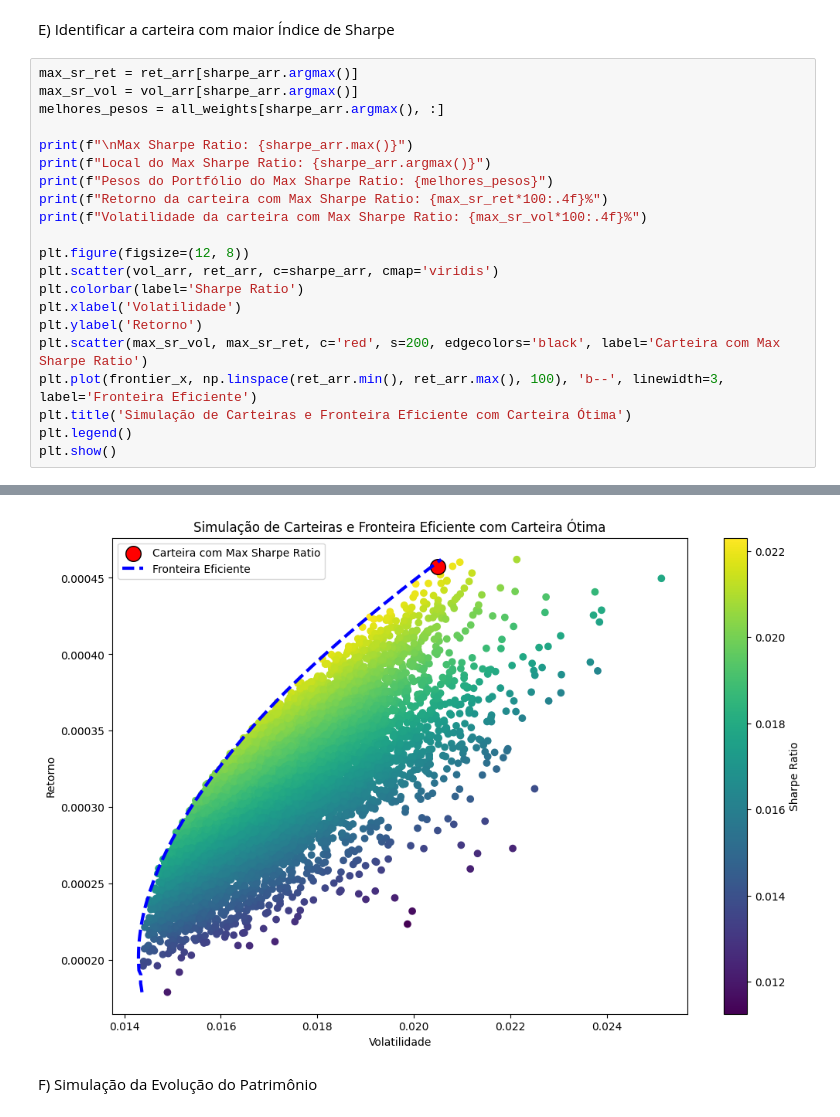
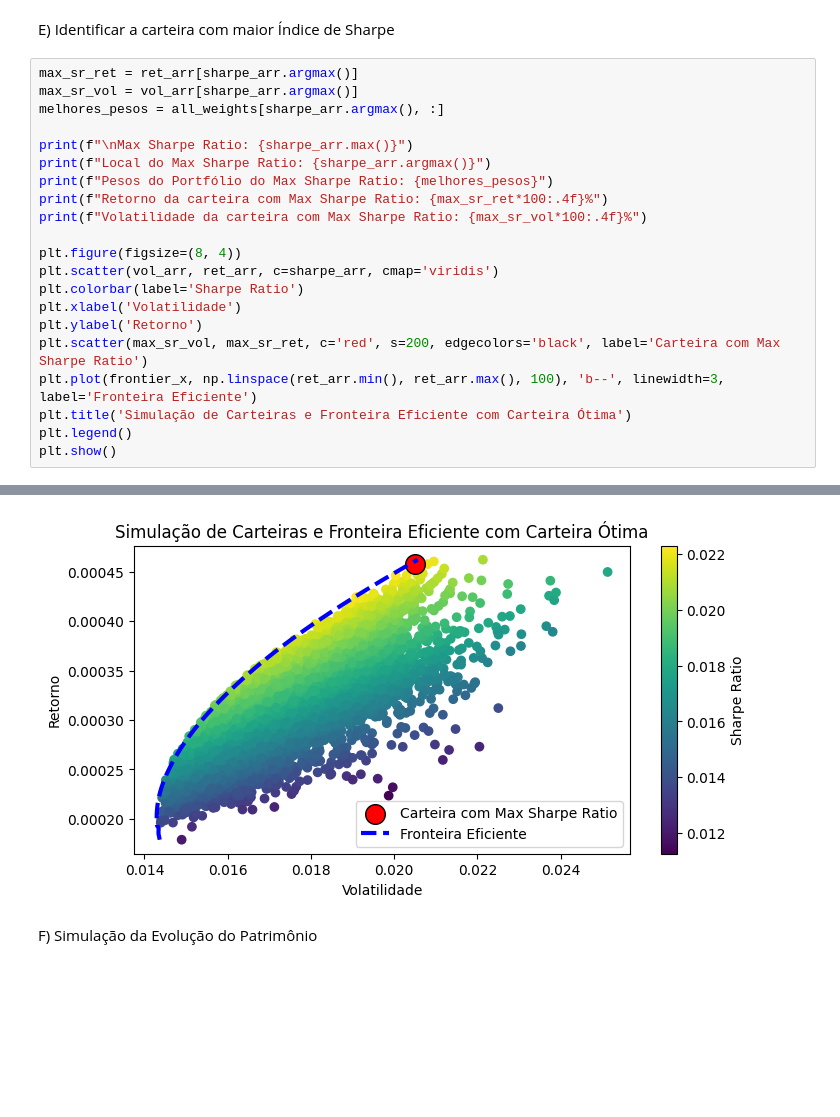
Before and after one commit to natalfr17/Projeto-Aplicado-III, a Jupyter notebook: UNB_Tarefa_3.ipynb, the cells around one changed output, grey strips where cells are left out. Saved outputs shown, nothing was run; the diff lists cells and outputs as text; blank space fills up the shorter version.

```diff
--- a/UNB_Tarefa_3.ipynb
+++ b/UNB_Tarefa_3.ipynb
@@ -270,7 +259,7 @@ print(f"Pesos do Portfólio do Max Sharpe Ratio: {melhores_pesos}")
 print(f"Retorno da carteira com Max Sharpe Ratio: {max_sr_ret*100:.4f}%")
 print(f"Volatilidade da carteira com Max Sharpe Ratio: {max_sr_vol*100:.4f}%")
 
-plt.figure(figsize=(12, 8))
+plt.figure(figsize=(8, 4))
 plt.scatter(vol_arr, ret_arr, c=sharpe_arr, cmap='viridis')
 plt.colorbar(label='Sharpe Ratio')
 plt.xlabel('Volatilidade')
@@ -285,8 +274,8 @@ Max Sharpe Ratio: 0.022309637109266985
 Local do Max Sharpe Ratio: 9402
 Pesos do Portfólio do Max Sharpe Ratio: [0.2686049  0.00400843 0.03316549 0.62597342 0.06824775]
 Retorno da carteira com Max Sharpe Ratio: 0.0457%
 Volatilidade da carteira com Max Sharpe Ratio: 2.0492%
-[figure, old version]
+[figure, new version]
 # %% [markdown]
 F) Simulação da Evolução do Patrimônio
 # %%
```
Also changed, not shown: parts of 10 cells of this notebook.
